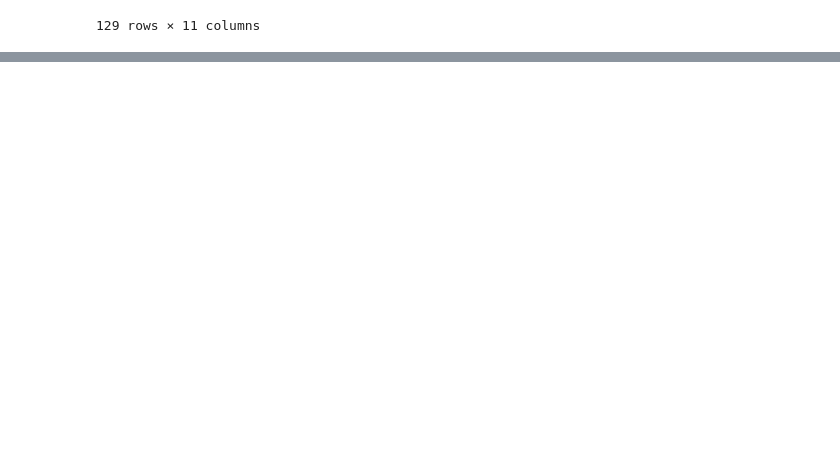
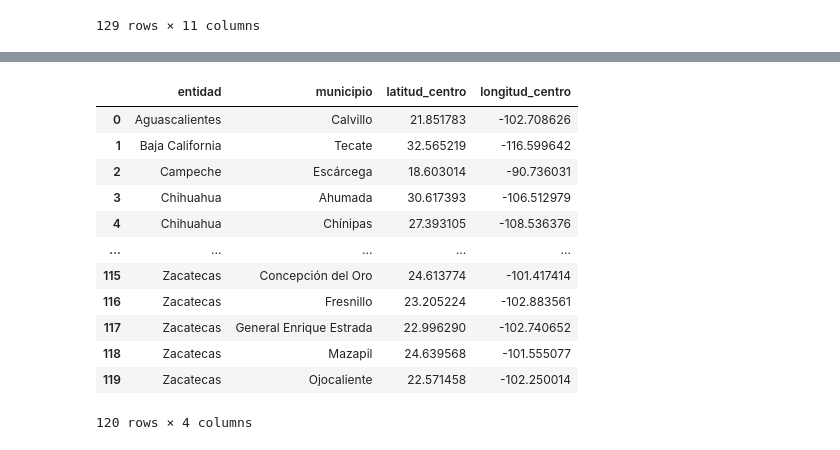
Before and after one commit to gabonavarroo/Dataton_ITAM, a Jupyter notebook: FarmaciasResultado.ipynb, the cells around one changed output, grey strips where cells are left out. Drawn from its saved outputs; the diff is of its cells as text; code cells hidden in the pictures; blank space fills up the shorter version.

Commit message:
Coordenadas especificas

```diff
--- a/FarmaciasResultado.ipynb
+++ b/FarmaciasResultado.ipynb
@@ -460,0 +501,23 @@ farmacias_recomendadas_ord
+# %%
+#ocupamos las latitudes y longitudes de las farmacias en los municipios seleccionados por necesidad y obtenemos su centroide, en donde se encontrara el centroide de todas las farmacias
+#de esta manera, obtendremos el lugar mas alejado de las demas farmacias, ideal para establecer una nueva
+farm_rec_coordenadas = farmacias_filtro.groupby(['entidad','municipio']).agg(
+    latitud_centro=('latitud','mean'),
+    longitud_centro=('longitud', 'mean')
+).reset_index()
+
+farm_rec_coordenadas
+# %% [output]
+|  | entidad | municipio | latitud_centro | longitud_centro |
+| 0 | Aguascalientes | Calvillo | 21.851783 | -102.708626 |
+| 1 | Baja California | Tecate | 32.565219 | -116.599642 |
+| 2 | Campeche | Escárcega | 18.603014 | -90.736031 |
+| 3 | Chihuahua | Ahumada | 30.617393 | -106.512979 |
+| 4 | Chihuahua | Chínipas | 27.393105 | -108.536376 |
+| ... | ... | ... | ... | ... |
+| 115 | Zacatecas | Concepción del Oro | 24.613774 | -101.417414 |
+| 116 | Zacatecas | Fresnillo | 23.205224 | -102.883561 |
+| 117 | Zacatecas | General Enrique Estrada | 22.996290 | -102.740652 |
+| 118 | Zacatecas | Mazapil | 24.639568 | -101.555077 |
+| 119 | Zacatecas | Ojocaliente | 22.571458 | -102.250014 |
+120 rows × 4 columns
```
Also changed, not shown: parts of 3 cells of this notebook.
